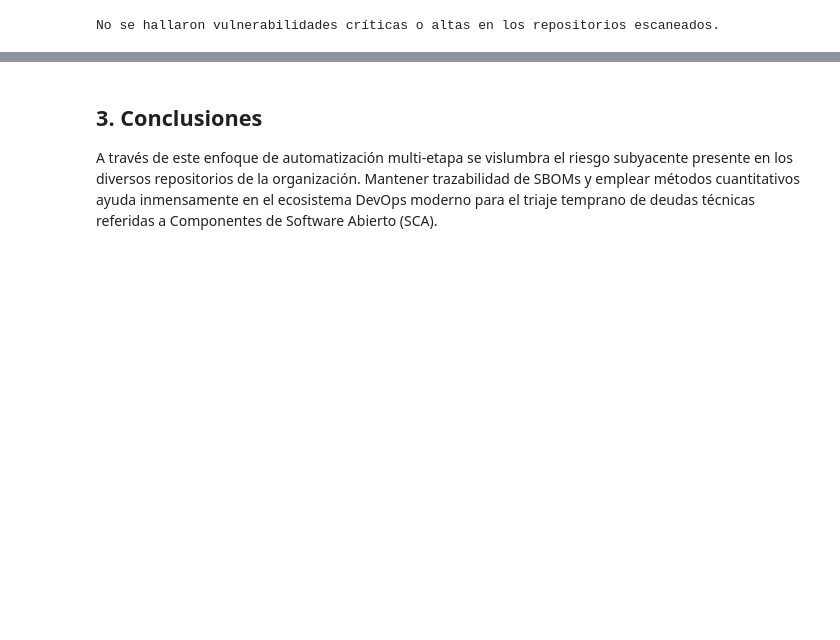
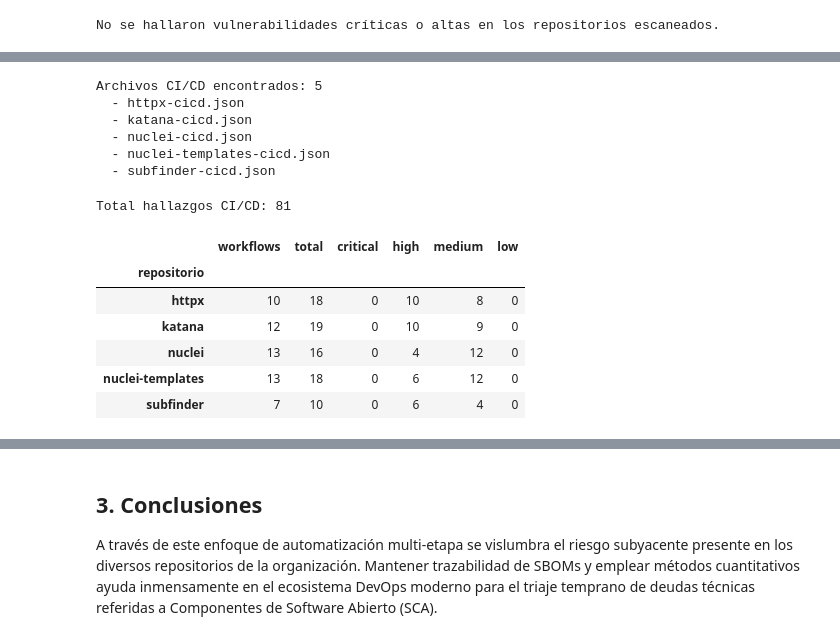
Before and after one commit to VivianaCastro2002/ING.Datos-tarea4, a Jupyter notebook: nbs/analisis_cuantitativo.ipynb, the cells around one changed output, grey strips where cells are left out. Cells and saved outputs as stored; diff of their text form; code cells hidden in the pictures; blank space fills up the shorter version.

```diff
--- a/nbs/analisis_cuantitativo.ipynb
+++ b/nbs/analisis_cuantitativo.ipynb
@@ -141,0 +162,66 @@ No se hallaron vulnerabilidades críticas o altas en los repositorios escaneados
+# %%
+# === SECCION 3: Auditoria CI/CD ===
+import json
+import pandas as pd
+from pathlib import Path
+
+ruta_resultados = Path('../data/results/')
+
+LABELS_REGLAS = {
+    'action_no_sha_pin':              'Sin SHA pin (accion 3rd party)',
+    'excessive_permissions':          'Permisos excesivos / ausentes',
+    'pull_request_target_checkout':   'PR-target + checkout (pwn-req)',
+    'secret_in_run':                  'Secreto en run:',
+    'unversioned_action':             'Accion @main/@latest',
+    'dangerous_env_from_pr':          'Env desde contexto PR',
+    'unpinned_docker':                'Docker sin digest',
+}
+
+archivos_cicd = sorted(ruta_resultados.glob('*-cicd.json'))
+print(f'Archivos CI/CD encontrados: {len(archivos_cicd)}')
+for f in archivos_cicd:
+    print(f'  - {f.name}')
+# %% [output]
+Archivos CI/CD encontrados: 5
+  - httpx-cicd.json
+  - katana-cicd.json
+  - nuclei-cicd.json
+  - nuclei-templates-cicd.json
+  - subfinder-cicd.json
+# %%
+resumen_cicd = []
+todos_hallazgos = []
+
+for archivo in archivos_cicd:
+    data = json.loads(archivo.read_text(encoding='utf-8'))
+    repo = data['repositorio']
+    sev  = data['hallazgos_por_severidad']
+
+    resumen_cicd.append({
+        'repositorio':  repo,
+        'workflows':    data['total_workflows'],
+        'total':        data['total_hallazgos'],
+        'critical':     sev.get('critical', 0),
+        'high':         sev.get('high', 0),
+        'medium':       sev.get('medium', 0),
+        'low':          sev.get('low', 0),
+    })
+
+    for h in data.get('hallazgos', []):
+        h['repositorio'] = repo
+        todos_hallazgos.append(h)
+
+df_cicd = pd.DataFrame(resumen_cicd).set_index('repositorio')
+df_hallazgos_cicd = pd.DataFrame(todos_hallazgos)
+
+print(f'Total hallazgos CI/CD: {len(df_hallazgos_cicd)}')
+df_cicd
+# %% [output]
+Total hallazgos CI/CD: 81
+|  | workflows | total | critical | high | medium | low |
+| repositorio |  |  |  |  |  |  |
+| httpx | 10 | 18 | 0 | 10 | 8 | 0 |
+| katana | 12 | 19 | 0 | 10 | 9 | 0 |
+| nuclei | 13 | 16 | 0 | 4 | 12 | 0 |
+| nuclei-templates | 13 | 18 | 0 | 6 | 12 | 0 |
+| subfinder | 7 | 10 | 0 | 6 | 4 | 0 |
```
Also changed, not shown: parts of 10 cells of this notebook, 6 other files.
